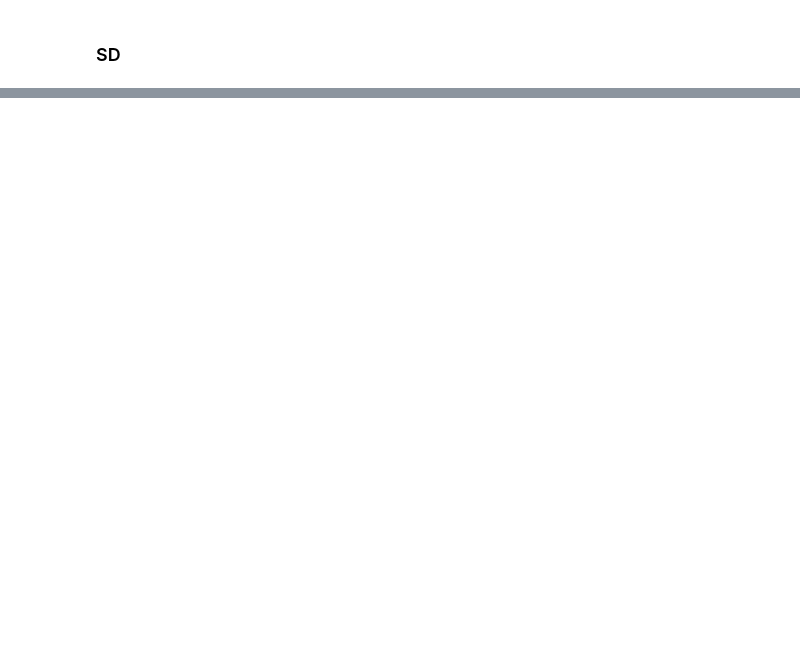
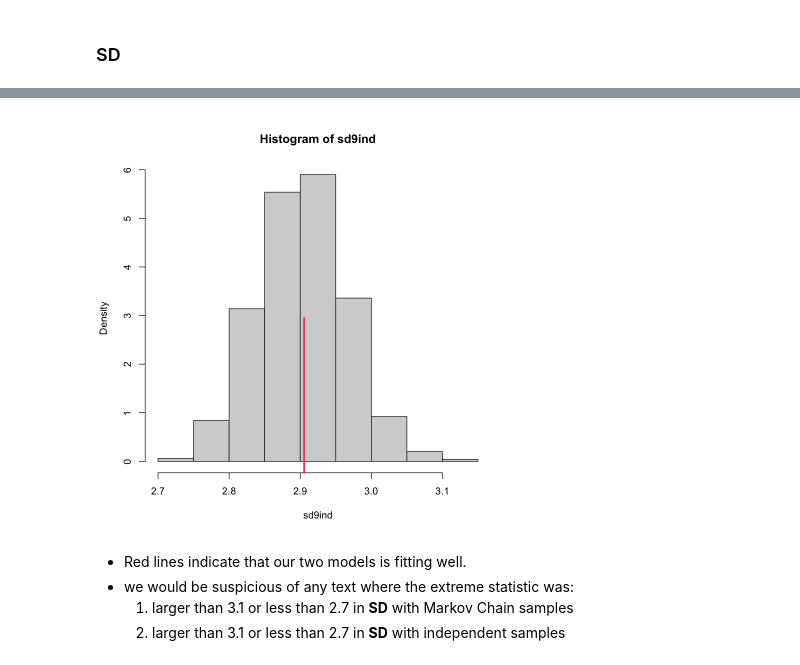
Before and after one commit to GawainGan/UBCO_MDS, a Jupyter notebook: Data-581/Lab3/Lab3.ipynb, the cells around one changed output, grey strips where cells are left out. Saved outputs shown, nothing was run; the diff lists cells and outputs as text; code cells hidden in the pictures; blank space fills up the shorter version.

```diff
--- a/Data-581/Lab3/Lab3.ipynb
+++ b/Data-581/Lab3/Lab3.ipynb
@@ -222,0 +225,20 @@ rug(sd(lettercountsT > 9), col=2, lwd=3, ticksize=.5)
+# %%
+sd9ind <- numeric(1000)
+for (i in 1:1000) {
+      indepcounts <- sample(1:12, size=length(lettercounts),
+      replace=TRUE, prob=table(lettercountsT)/
+      length(lettercounts))
+      sd9ind[i] <- sd(indepcounts)
+      # sd9ind[i] <- sd(indepcounts > 9)
+
+}
+
+hist(sd9ind, freq=FALSE)
+rug(sd(lettercountsT), col=2, lwd=3, ticksize=.5)
+# %% [output]
+[figure, added]
+# %% [markdown]
+-  Red lines indicate that our two models is fitting well.
+-  we would be suspicious of any text where the extreme statistic was:
+     1. larger than 3.1 or less than 2.7 in **SD** with Markov Chain samples
+     2. larger than 3.1 or less than 2.7 in **SD** with independent samples
```
Also changed, not shown: parts of 3 cells of this notebook.
